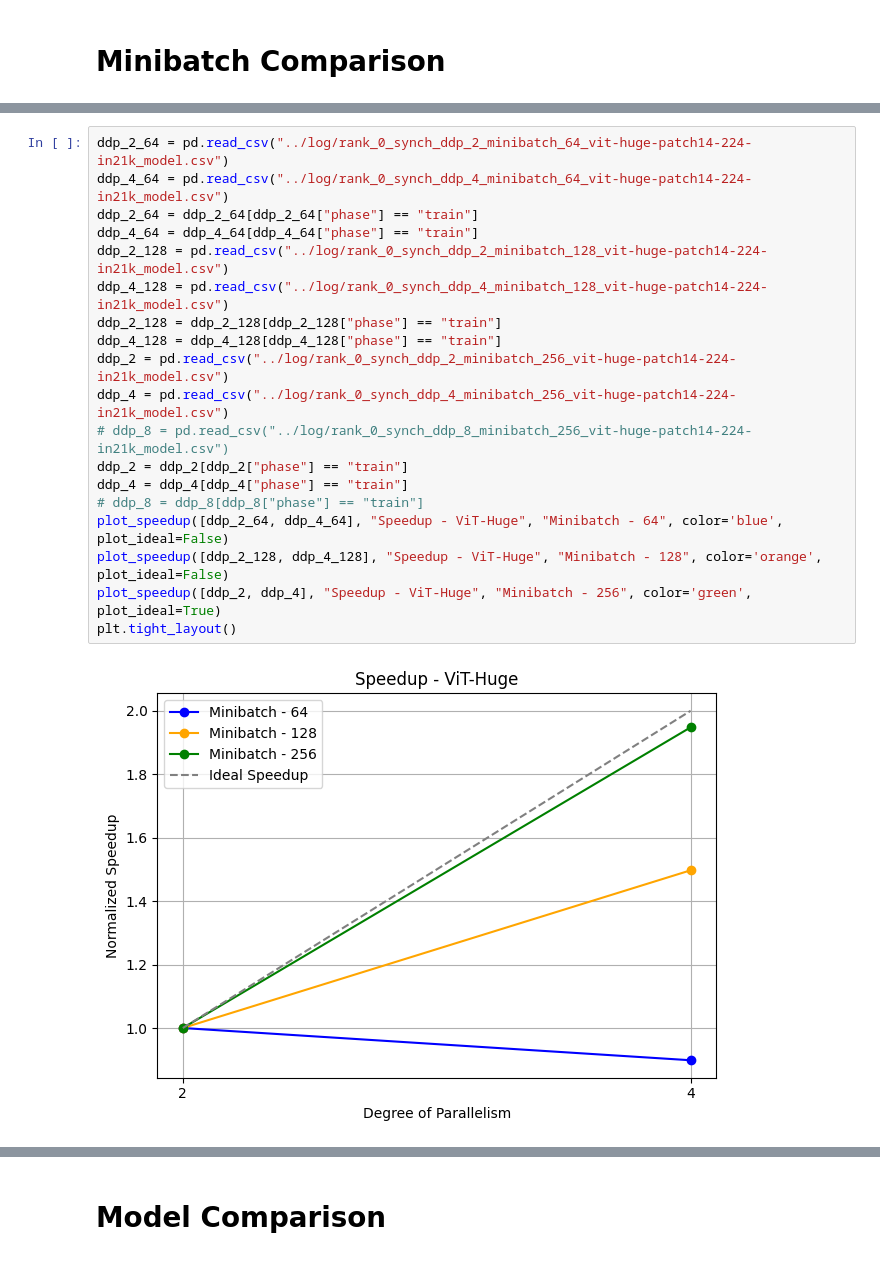
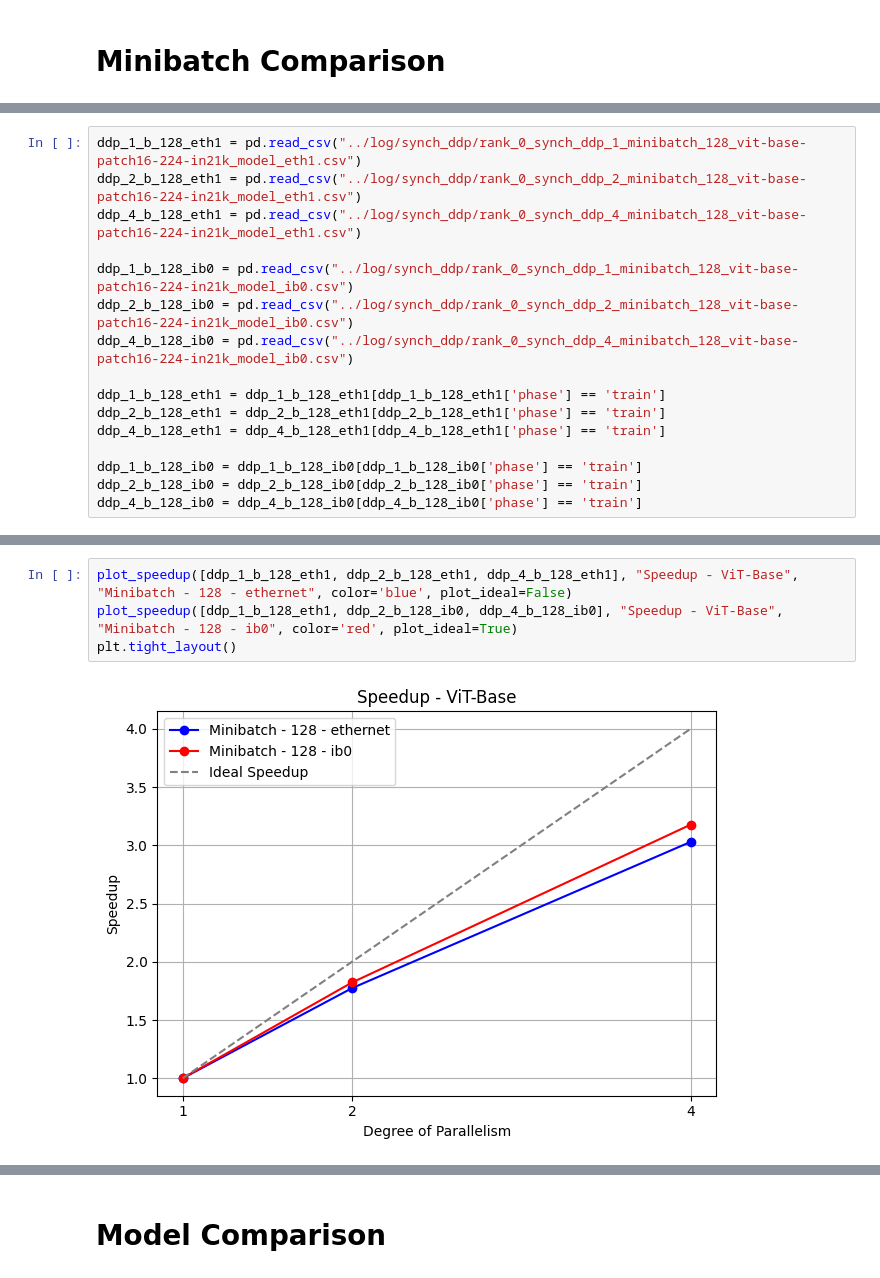
Before and after one commit to JacopoRaffi/Master_Thesis, a Jupyter notebook: analysis/ddp.ipynb, the cells around one changed output, grey strips where cells are left out. Drawn from its saved outputs; the diff is of its cells as text.

```diff
--- a/analysis/ddp.ipynb
+++ b/analysis/ddp.ipynb
@@ -61,0 +37,16 @@ ddp_8 = ddp_8[ddp_8["phase"] == "train"]
+# %%
+ddp_1_b_128_eth1 = pd.read_csv("../log/synch_ddp/rank_0_synch_ddp_1_minibatch_128_vit-base-patch16-224-in21k_model_eth1.csv")
+ddp_2_b_128_eth1 = pd.read_csv("../log/synch_ddp/rank_0_synch_ddp_2_minibatch_128_vit-base-patch16-224-in21k_model_eth1.csv")
+ddp_4_b_128_eth1 = pd.read_csv("../log/synch_ddp/rank_0_synch_ddp_4_minibatch_128_vit-base-patch16-224-in21k_model_eth1.csv")
+
+ddp_1_b_128_ib0 = pd.read_csv("../log/synch_ddp/rank_0_synch_ddp_1_minibatch_128_vit-base-patch16-224-in21k_model_ib0.csv")
+ddp_2_b_128_ib0 = pd.read_csv("../log/synch_ddp/rank_0_synch_ddp_2_minibatch_128_vit-base-patch16-224-in21k_model_ib0.csv")
+ddp_4_b_128_ib0 = pd.read_csv("../log/synch_ddp/rank_0_synch_ddp_4_minibatch_128_vit-base-patch16-224-in21k_model_ib0.csv")
+
+ddp_1_b_128_eth1 = ddp_1_b_128_eth1[ddp_1_b_128_eth1['phase'] == 'train']
+ddp_2_b_128_eth1 = ddp_2_b_128_eth1[ddp_2_b_128_eth1['phase'] == 'train']
+ddp_4_b_128_eth1 = ddp_4_b_128_eth1[ddp_4_b_128_eth1['phase'] == 'train']
+
+ddp_1_b_128_ib0 = ddp_1_b_128_ib0[ddp_1_b_128_ib0['phase'] == 'train']
+ddp_2_b_128_ib0 = ddp_2_b_128_ib0[ddp_2_b_128_ib0['phase'] == 'train']
+ddp_4_b_128_ib0 = ddp_4_b_128_ib0[ddp_4_b_128_ib0['phase'] == 'train']
@@ -91,21 +75,6 @@ plt.tight_layout()
-# %%
-ddp_2_64 = pd.read_csv("../log/rank_0_synch_ddp_2_minibatch_64_vit-huge-patch14-224-in21k_model.csv")
-ddp_4_64 = pd.read_csv("../log/rank_0_synch_ddp_4_minibatch_64_vit-huge-patch14-224-in21k_model.csv")
-ddp_2_64 = ddp_2_64[ddp_2_64["phase"] == "train"]
-ddp_4_64 = ddp_4_64[ddp_4_64["phase"] == "train"]
-ddp_2_128 = pd.read_csv("../log/rank_0_synch_ddp_2_minibatch_128_vit-huge-patch14-224-in21k_model.csv")
-ddp_4_128 = pd.read_csv("../log/rank_0_synch_ddp_4_minibatch_128_vit-huge-patch14-224-in21k_model.csv")
-ddp_2_128 = ddp_2_128[ddp_2_128["phase"] == "train"]
-ddp_4_128 = ddp_4_128[ddp_4_128["phase"] == "train"]
-ddp_2 = pd.read_csv("../log/rank_0_synch_ddp_2_minibatch_256_vit-huge-patch14-224-in21k_model.csv")
-ddp_4 = pd.read_csv("../log/rank_0_synch_ddp_4_minibatch_256_vit-huge-patch14-224-in21k_model.csv")
-# ddp_8 = pd.read_csv("../log/rank_0_synch_ddp_8_minibatch_256_vit-huge-patch14-224-in21k_model.csv")
-ddp_2 = ddp_2[ddp_2["phase"] == "train"]
-ddp_4 = ddp_4[ddp_4["phase"] == "train"]
-# ddp_8 = ddp_8[ddp_8["phase"] == "train"]
-plot_speedup([ddp_2_64, ddp_4_64], "Speedup - ViT-Huge", "Minibatch - 64", color='blue', plot_ideal=False)
-plot_speedup([ddp_2_128, ddp_4_128], "Speedup - ViT-Huge", "Minibatch - 128", color='orange', plot_ideal=False)
-plot_speedup([ddp_2, ddp_4], "Speedup - ViT-Huge", "Minibatch - 256", color='green', plot_ideal=True)
-plt.tight_layout()
-# %% [output]
-[figure, removed]
+# %%
+plot_speedup([ddp_1_b_128_eth1, ddp_2_b_128_eth1, ddp_4_b_128_eth1], "Speedup - ViT-Base", "Minibatch - 128 - ethernet", color='blue', plot_ideal=False)
+plot_speedup([ddp_1_b_128_eth1, ddp_2_b_128_ib0, ddp_4_b_128_ib0], "Speedup - ViT-Base", "Minibatch - 128 - ib0", color='red', plot_ideal=True)
+plt.tight_layout()
+# %% [output]
+[figure, added]
```
Also changed, not shown: parts of 29 cells of this notebook, 1 other file.
